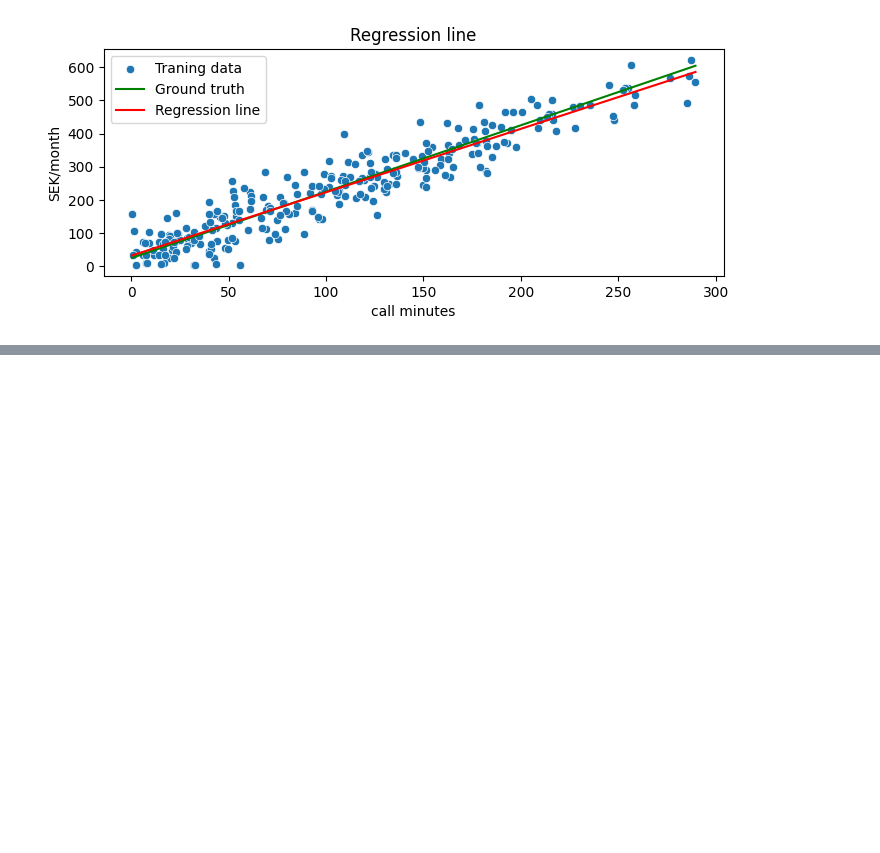
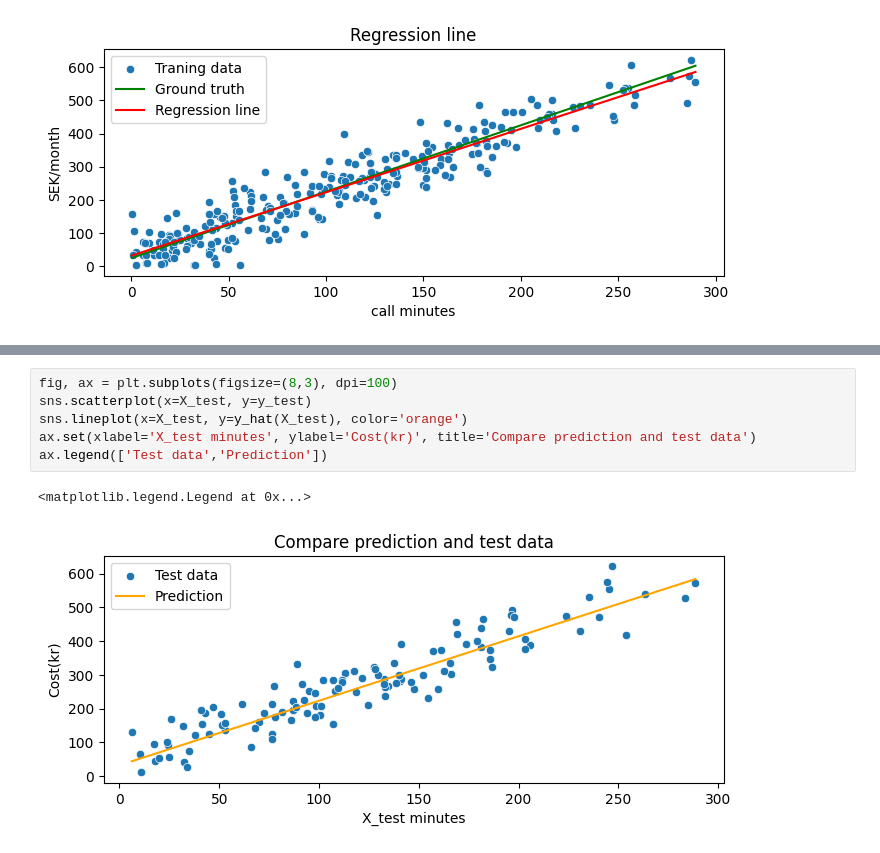
Before and after one commit to yuna-liu/Maskininlarning-Yuna-Liu, a Jupyter notebook: Exercises/E00_linear_regression.ipynb, the cells around one changed output, grey strips where cells are left out. Cells and saved outputs as stored; diff of their text form; blank space fills up the shorter version.

```diff
--- a/Exercises/E00_linear_regression.ipynb
+++ b/Exercises/E00_linear_regression.ipynb
@@ -376,3 +376,12 @@ Root mean squared error on testing data: 48.72 kr
 </details>
 
 ---
+# %%
+fig, ax = plt.subplots(figsize=(8,3), dpi=100)
+sns.scatterplot(x=X_test, y=y_test)
+sns.lineplot(x=X_test, y=y_hat(X_test), color='orange')
+ax.set(xlabel='X_test minutes', ylabel='Cost(kr)', title='Compare prediction and test data')
+ax.legend(['Test data','Prediction'])
+# %% [output]
+<matplotlib.legend.Legend at 0x...>
+[figure, added]
```
Also changed, not shown: parts of 3 cells of this notebook.
